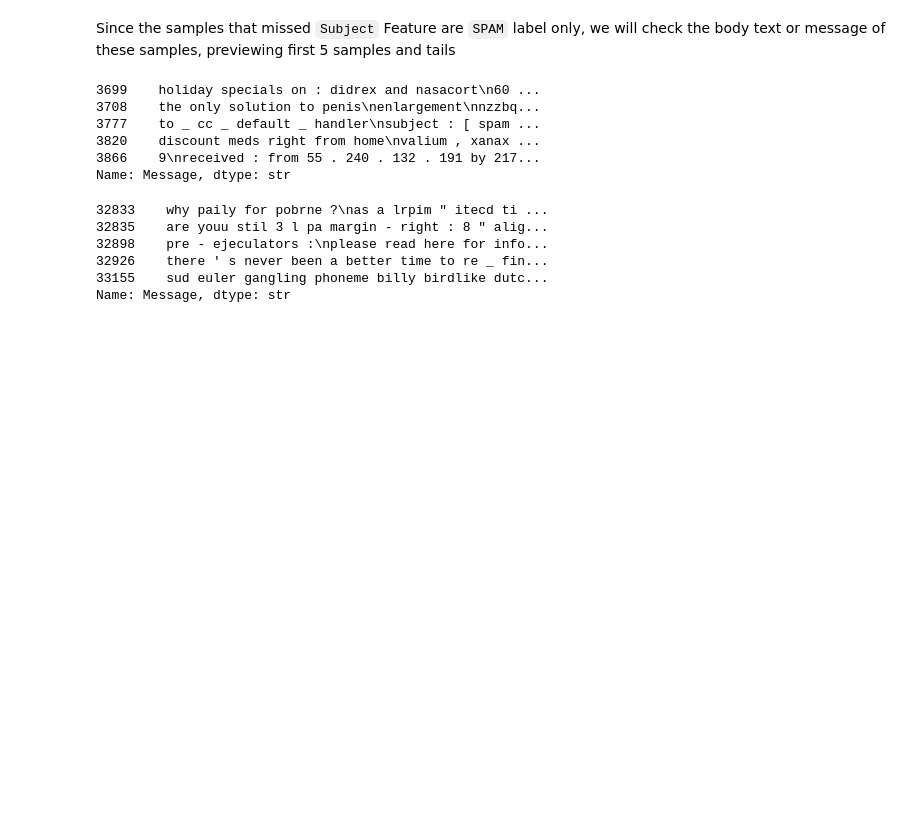
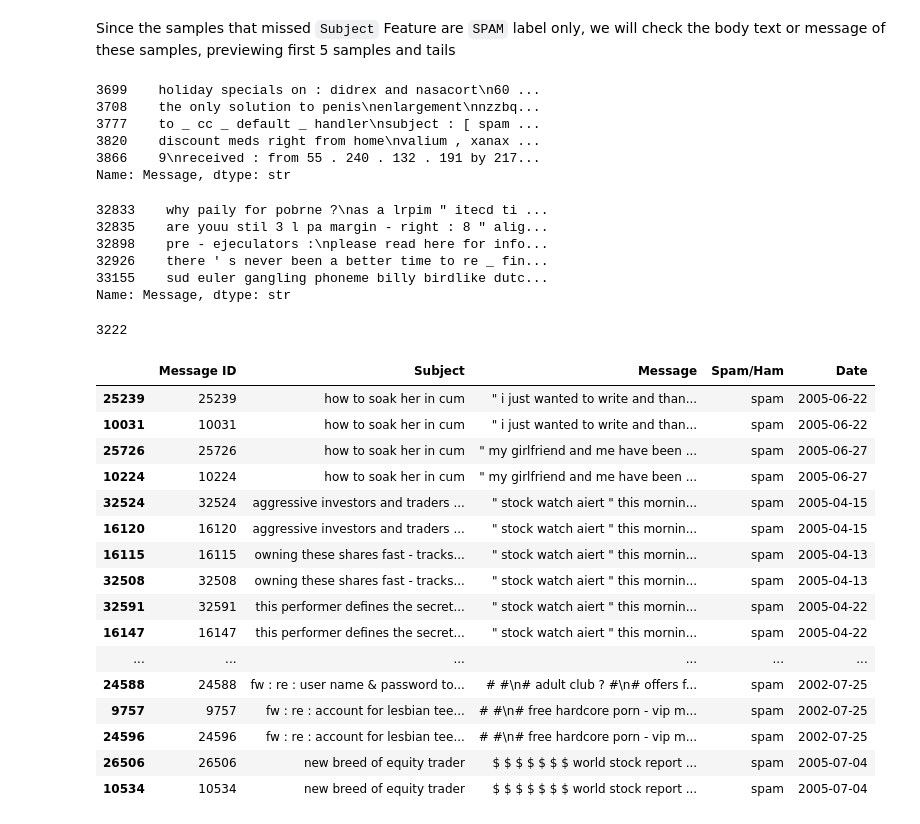
Before and after one commit to itsanhkhoi12/UTH-MACHINE-LEARNING-ASSIGNMENTS-GR02, a Jupyter notebook: practice_1/01-eda.ipynb, the cells around one changed output. Drawn from its saved outputs; the diff is of its cells as text; code cells hidden in the pictures; blank space fills up the shorter version.

Commit message:
feat: add logic detect duplicate record

```diff
--- a/practice_1/01-eda.ipynb
+++ b/practice_1/01-eda.ipynb
@@ -187,3 +187,29 @@ only_missing_subject_df['Message'].tail()
 32926    there ' s never been a better time to re _ fin...
 33155    sud euler gangling phoneme billy birdlike dutc...
 Name: Message, dtype: str
+# %%
+# Check Duplicate
+duplicates_count = enrom_dataset.duplicated(subset=['Subject', 'Message']).sum()
+print(duplicates_count)
+# %% [output]
+3222
+# %%
+display(enrom_dataset[enrom_dataset.duplicated(subset=['Subject', 'Message'], keep=False)].sort_values(by=['Message']).head(20))
+# %% [output]
+|  | Message ID | Subject | Message | Spam/Ham | Date |
+| 25239 | 25239 | how to soak her in cum | " i just wanted to write and than... | spam | 2005-06-22 |
+| 10031 | 10031 | how to soak her in cum | " i just wanted to write and than... | spam | 2005-06-22 |
+| 25726 | 25726 | how to soak her in cum | " my girlfriend and me have been ... | spam | 2005-06-27 |
+| 10224 | 10224 | how to soak her in cum | " my girlfriend and me have been ... | spam | 2005-06-27 |
+| 32524 | 32524 | aggressive investors and traders ... | " stock watch aiert " this mornin... | spam | 2005-04-15 |
+| 16120 | 16120 | aggressive investors and traders ... | " stock watch aiert " this mornin... | spam | 2005-04-15 |
+| 16115 | 16115 | owning these shares fast - tracks... | " stock watch aiert " this mornin... | spam | 2005-04-13 |
+| 32508 | 32508 | owning these shares fast - tracks... | " stock watch aiert " this mornin... | spam | 2005-04-13 |
+| 32591 | 32591 | this performer defines the secret... | " stock watch aiert " this mornin... | spam | 2005-04-22 |
+| 16147 | 16147 | this performer defines the secret... | " stock watch aiert " this mornin... | spam | 2005-04-22 |
+| ... | ... | ... | ... | ... | ... |
+| 24588 | 24588 | fw : re : user name & password to... | # #\n# adult club ? #\n# offers f... | spam | 2002-07-25 |
+| 9757 | 9757 | fw : re : account for lesbian tee... | # #\n# free hardcore porn - vip m... | spam | 2002-07-25 |
+| 24596 | 24596 | fw : re : account for lesbian tee... | # #\n# free hardcore porn - vip m... | spam | 2002-07-25 |
+| 26506 | 26506 | new breed of equity trader | $ $ $ $ $ $ $ world stock report ... | spam | 2005-07-04 |
+| 10534 | 10534 | new breed of equity trader | $ $ $ $ $ $ $ world stock report ... | spam | 2005-07-04 |
```
